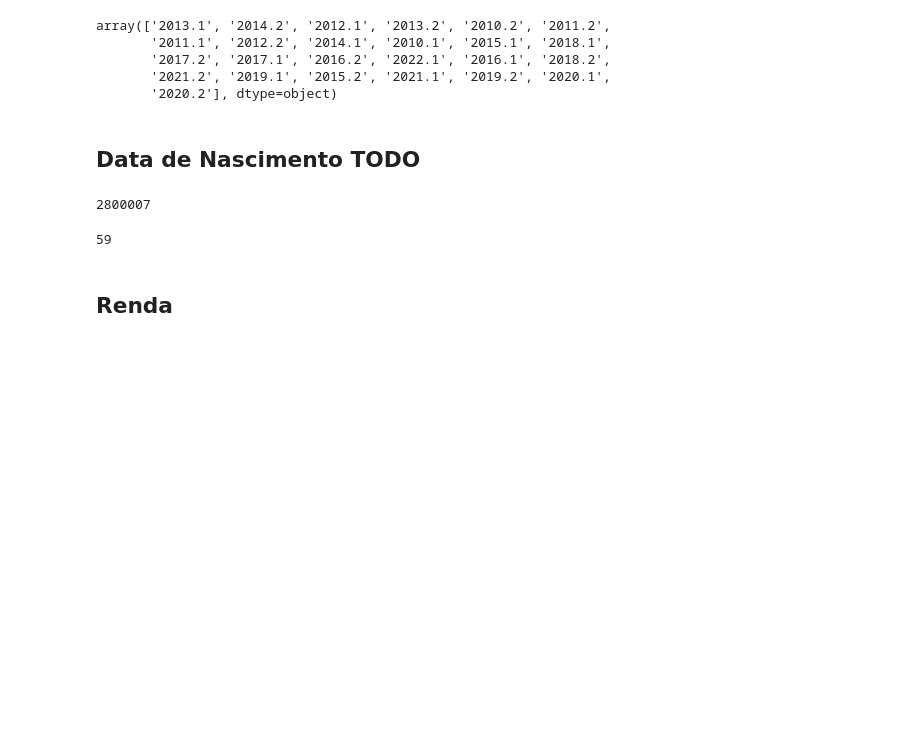
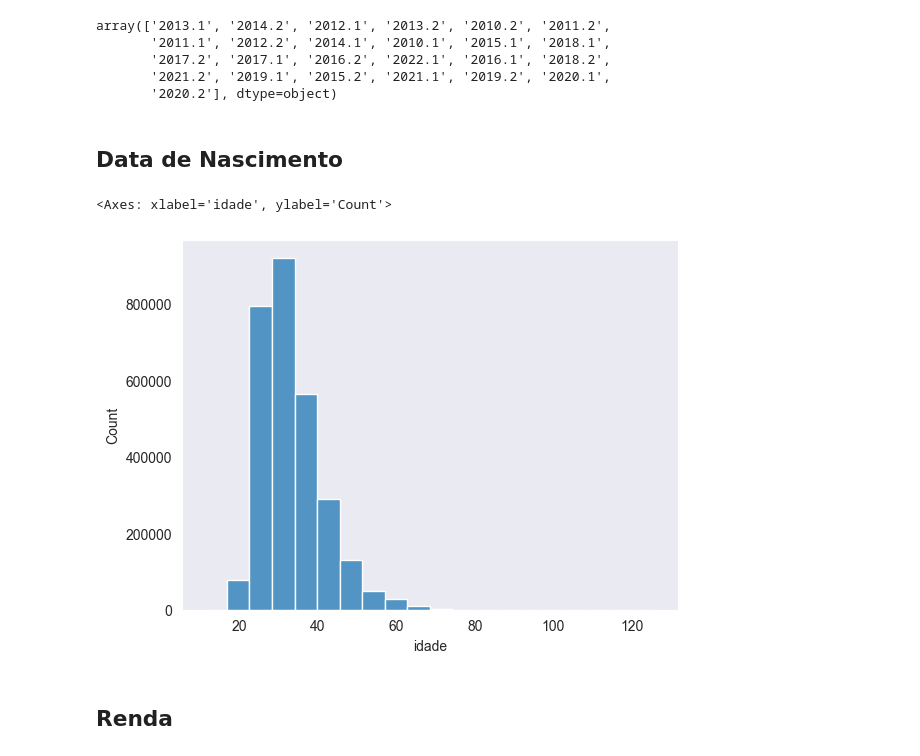
Before and after one commit to MarcosViniciusAraujo/puc-rio-aprendizado-automatico, a Jupyter notebook: Educacao_superior.ipynb, the cells around one changed output. Cells and saved outputs as stored; diff of their text form; code cells hidden in the pictures; blank space fills up the shorter version.

```diff
--- a/Educacao_superior.ipynb
+++ b/Educacao_superior.ipynb
@@ -186,7 +186,7 @@ array(['2013.1', '2014.2', '2012.1', '2013.2', '2010.2', '2011.2',
        '2021.2', '2019.1', '2015.2', '2021.1', '2019.2', '2020.1',
        '2020.2'], dtype=object)
 # %% [markdown]
-## Data de Nascimento **TODO**
+## Data de Nascimento
 # %%
 def calculate_age(born):
     today = date.today()
@@ -194,13 +194,14 @@ def calculate_age(born):
 # %%
 df['idade'] = df['dt_nascimento'].apply(calculate_age)
 # %%
-df['idade'].idxmax()
+sns.histplot(
+    data=df['idade'],
+    stat='count',
+    bins=20
+)
 # %% [output]
-2800007
+<Axes: xlabel='idade', ylabel='Count'>
+[figure, added]
-# %%
-calculate_age(df.iloc[2800007]['dt_nascimento'])
-# %% [output]
-59
 # %% [markdown]
 ## Renda
 # %%
```
Also changed, not shown: parts of 10 cells of this notebook.
